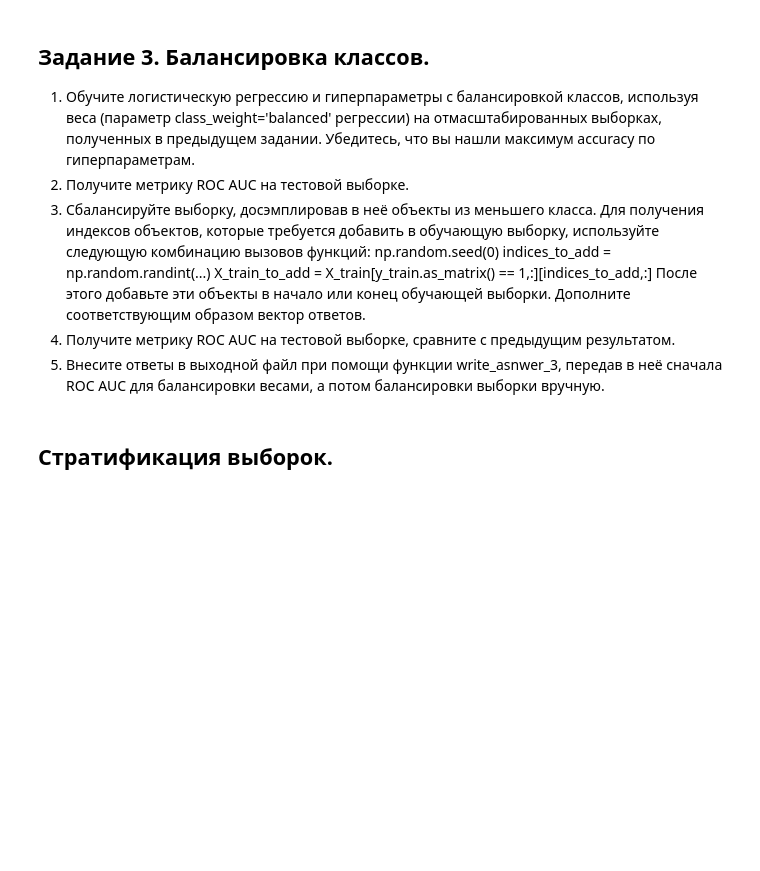
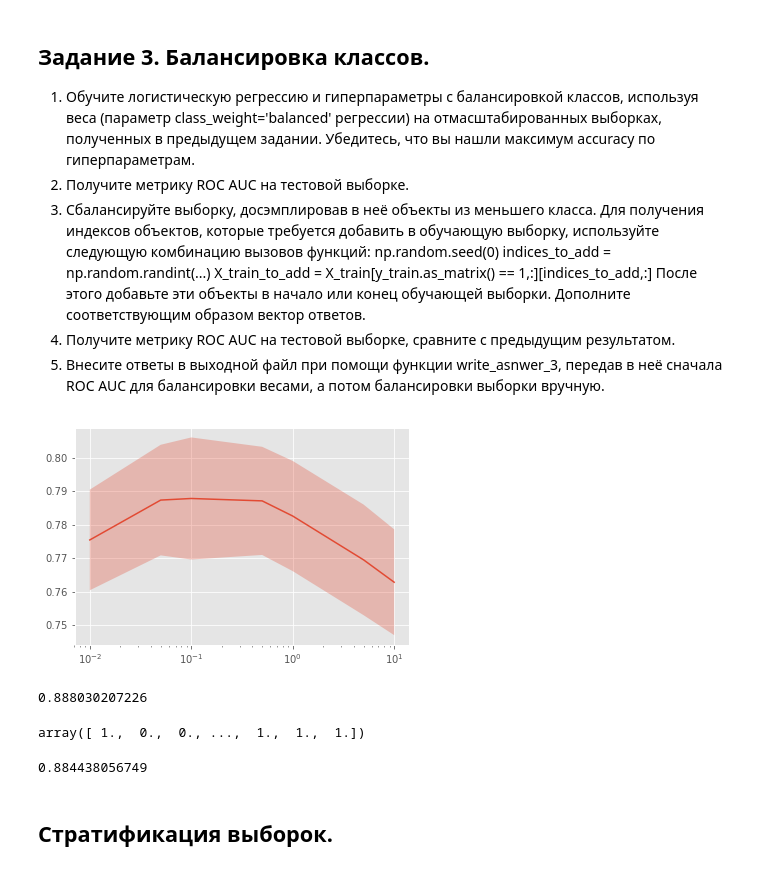
Before and after one commit to kristinarakova/coursera-python-, a Jupyter notebook: 9 task - Preprocessing_LR.ipynb, the cells around one changed output. Saved outputs shown, nothing was run; the diff lists cells and outputs as text; code cells hidden in the pictures; blank space fills up the shorter version.

```diff
--- a/9 task - Preprocessing_LR.ipynb
+++ b/9 task - Preprocessing_LR.ipynb
@@ -392,0 +427,6 @@ def write_answer_2(auc):
+# %%
+#3
+clf.fit(X_mean_train, y_train)
+y_score=clf.predict_proba(X_mean_test)[:,1]
+
+print(roc_auc_score(y_test, y_score))
@@ -466,3 +514,51 @@ def write_answer_3(auc_1, auc_2):
+# %%
+# 1
+log_regressor = LogisticRegression(class_weight='balanced')
+clf = GridSearchCV(log_regressor, param_grid, cv=3)
+
+clf.fit(X_mean_train, y_train)
+plot_scores(clf)
+# %% [output]
+[figure, added]
+# %%
+#2
+clf.fit(X_mean_train, y_train)
+y_score=clf.predict_proba(X_mean_test)[:,1]
+
+print(roc_auc_score(y_test, y_score))
+# %% [output]
+0.888030207226
+# %%
+#3
+s = np.sum(y_train==0)-np.sum(y_train==1)
+
+np.random.seed(0)
+indices_to_add = np.random.randint(0,np.sum(y_train==1), size=s)
+
+X_train_to_add = X_mean_train[y_train.as_matrix() == 1,:][indices_to_add,:]
+X_mean_train_balanced = np.vstack(( X_mean_train, X_train_to_add))
+
+y_train_add = np.ones(s)
+y_train_balanced = np.hstack((y_train.T, y_train_add.T))
+
+#m = np.sum(y_test==0)-np.sum(y_test==1)
+#np.random.seed(0)
+#indices_to_add = np.random.randint(0,np.sum(y_test==1), size=m)
+#X_test_to_add = X_mean_test[y_test.as_matrix() == 1,:][indices_to_add,:]
+#X_mean_test_balanced = np.vstack(( X_mean_test, X_test_to_add))
+# %% [output]
+array([ 1.,  0.,  0., ...,  1.,  1.,  1.])
+# %%
+#4
+log_regressor = LogisticRegression()
+clf = GridSearchCV(log_regressor, param_grid, cv=3)
+
+clf.fit(X_mean_train_balanced, y_train_balanced)
+y_score=clf.predict_proba(X_mean_test)[:,1]
+
+print(roc_auc_score(y_test, y_score))
+# %% [output]
+0.884438056749
 # %% [markdown]
 ## Стратификация выборок.
 # %% [markdown]
```
Also changed, not shown: parts of 25 cells of this notebook.
